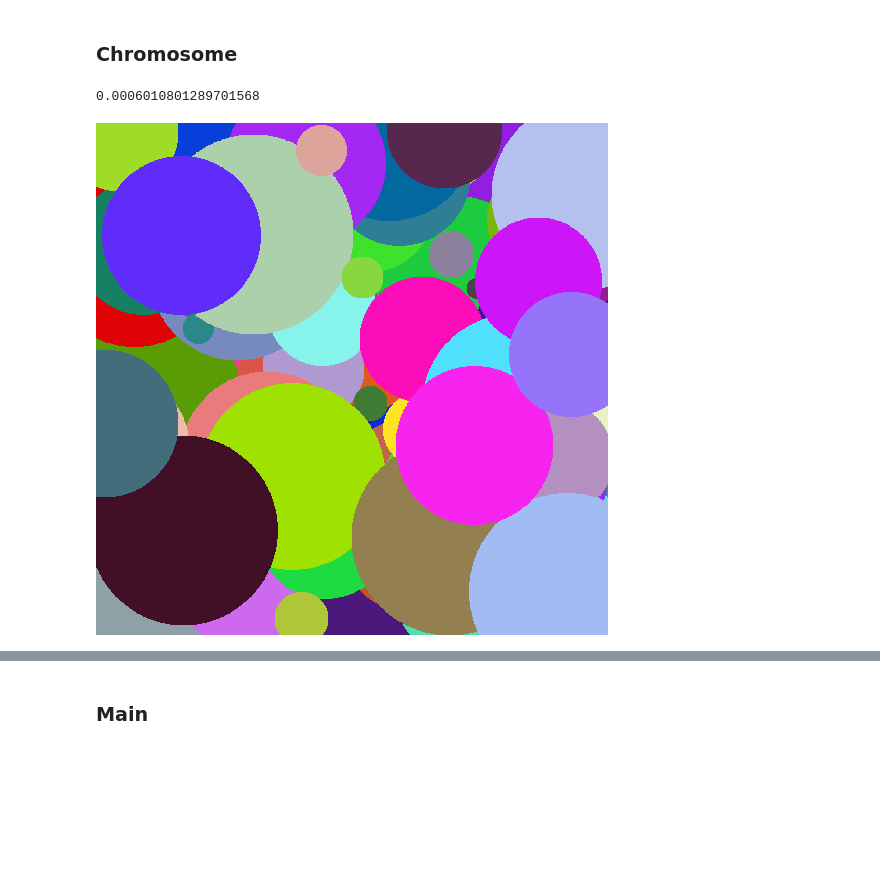
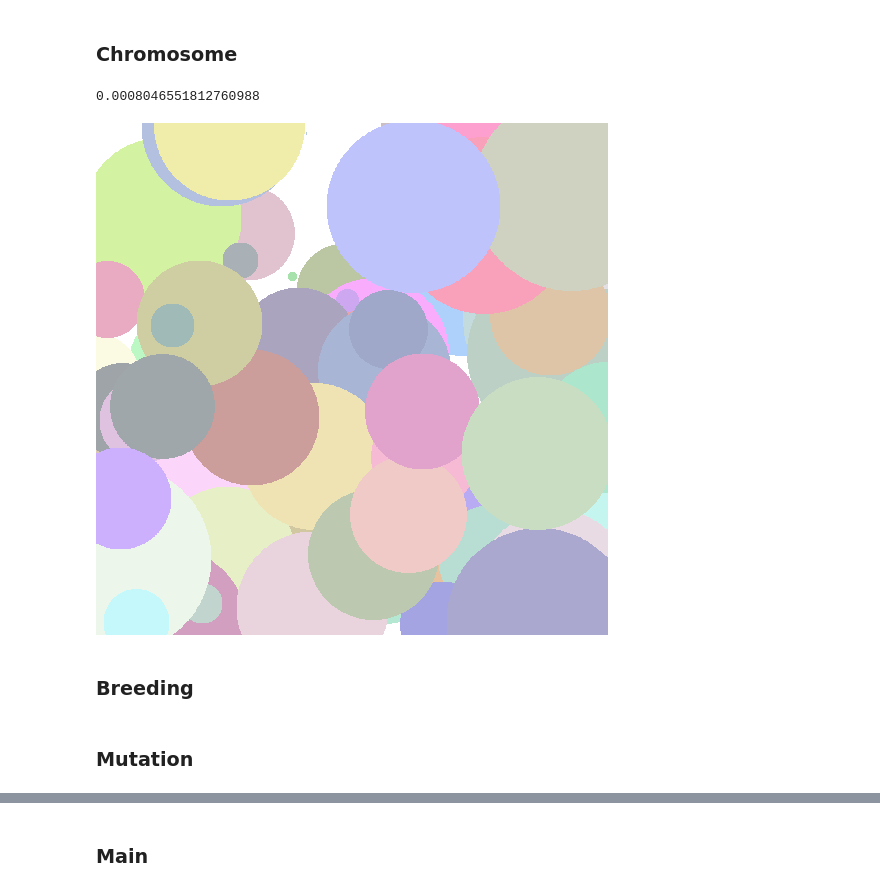
Before and after one commit to potemin1999/evolving-images, a Jupyter notebook: GA.ipynb, the cells around one changed output, grey strips where cells are left out. Saved outputs shown, nothing was run; the diff lists cells and outputs as text; code cells hidden in the pictures; blank space fills up the shorter version.

```diff
--- a/GA.ipynb
+++ b/GA.ipynb
@@ -22,8 +23,18 @@ selection_percent = 0.8
 def distance(image1,image2):
     return np.sum(np.absolute(image2 - image1))
 
-def get_random_color(transparency = np.random.randint(255)):
+def get_random_color(transparency = 0):
+    if transparency == 0:
+        transparency =100# np.random.randint(0,255)
     return (np.random.randint(255), np.random.randint(255),np.random.randint(255),transparency)
+
+def change_color(color,dcomp):
+    r,g,b,a = color
+    r += int(np.clip(0,rnd.uniform(-dcomp,dcomp),255))
+    g += int(np.clip(0,rnd.uniform(-dcomp,dcomp),255))
+    b += int(np.clip(0,rnd.uniform(-dcomp,dcomp),255))
+    a += int(np.clip(0,rnd.uniform(-dcomp,dcomp),255))
+    return (r,g,b,a)
 # %% [markdown]
 ### Chromosome
 # %%
@@ -56,7 +67,7 @@ class CircleGene:
         self.x += (rnd.rand()-0.5 ) * 5 * mutation_speed
         self.y += (rnd.rand()-0.5 ) * 5 * mutation_speed
         self.radius += (rnd.rand()-0.5) * 40 * mutation_speed
-        self.color = get_random_color()
+        self.color = change_color(self.color,rnd.rand()*10*mutation_speed)
 
     @staticmethod
     def generate_random(image):
@@ -66,38 +77,54 @@ class CircleGene:
         r = np.random.uniform(0,100)
         gene = CircleGene(x,y,r,get_random_color())
         return gene
 
 
 class Chromosome:
 
     def __init__(self,genes = [],genes_count = 600):
         self.genes = genes
         self.fitness = -1
         self.genes_count = genes_count
 
     @staticmethod
-    def generate_random(image,genes_count=600):
-        chromosome = Chromosome(genes_count=genes_count)
-        for i in range(chromosome.genes_count):
+    def generate_random(image,genes_count=100):
+        genes = []
+        for i in range(genes_count):
             gene = CircleGene.generate_random(image)
-            chromosome.genes.append(gene)
+            genes.append(gene)
+        chromosome = Chromosome(genes=genes,genes_count=genes_count)
+        chromosome.get_fitness(image)
         return chromosome
 
     def get_fitness(self,target_image):
         if self.fitness != -1:
             return self.fitness
         w,h = target_image.size
-        self.image = img.fromarray(np.zeros((w,h,4)).astype('uint8'))
+        self.image = img.new('RGBA',target_image.size)
         canvas = imgdr.Draw(self.image, 'RGBA')
         for i in range(self.genes_count):
             self.genes[i].draw_at(canvas)
         dist = distance(np.array(target_image),np.array(self.image))
-        return 100000/(100000 + dist)
+        self.fitness = 100000/(100 + dist)
+        return self.fitness
+
+    def __lt__(self, other):
+        if isinstance(other,float):
+            return self.fitness < other
+        elif isinstance(other,Chromosome):
+            return self.fitness < other.fitness
+        else:
+            False
+
+    def __str__(self):
+        return "Chromosome :fitness = {}".format(self.fitness)
 
 
 ch = Chromosome.generate_random(source_image)
 print(ch.get_fitness(source_image))
 ch.image
 # %% [output]
-0.0006010801289701568
+0.0008046551812760988
-[figure, old version]
+[figure, new version]
+# %% [markdown]
+### Breeding
@@ -103,0 +165,2 @@ ch.image
+# %% [markdown]
+### Mutation
```
Also changed, not shown: parts of 15 cells of this notebook, 2 other files.
